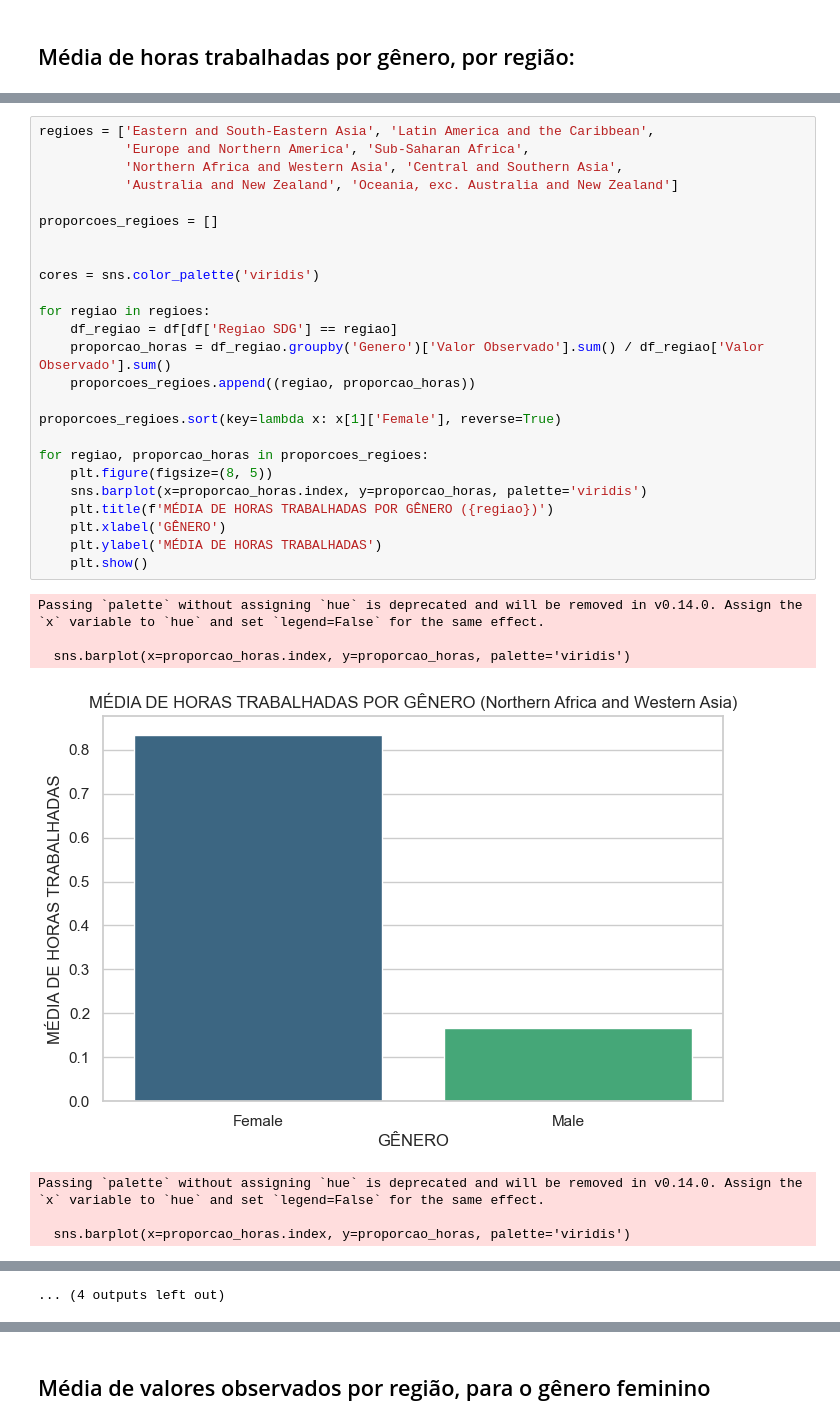
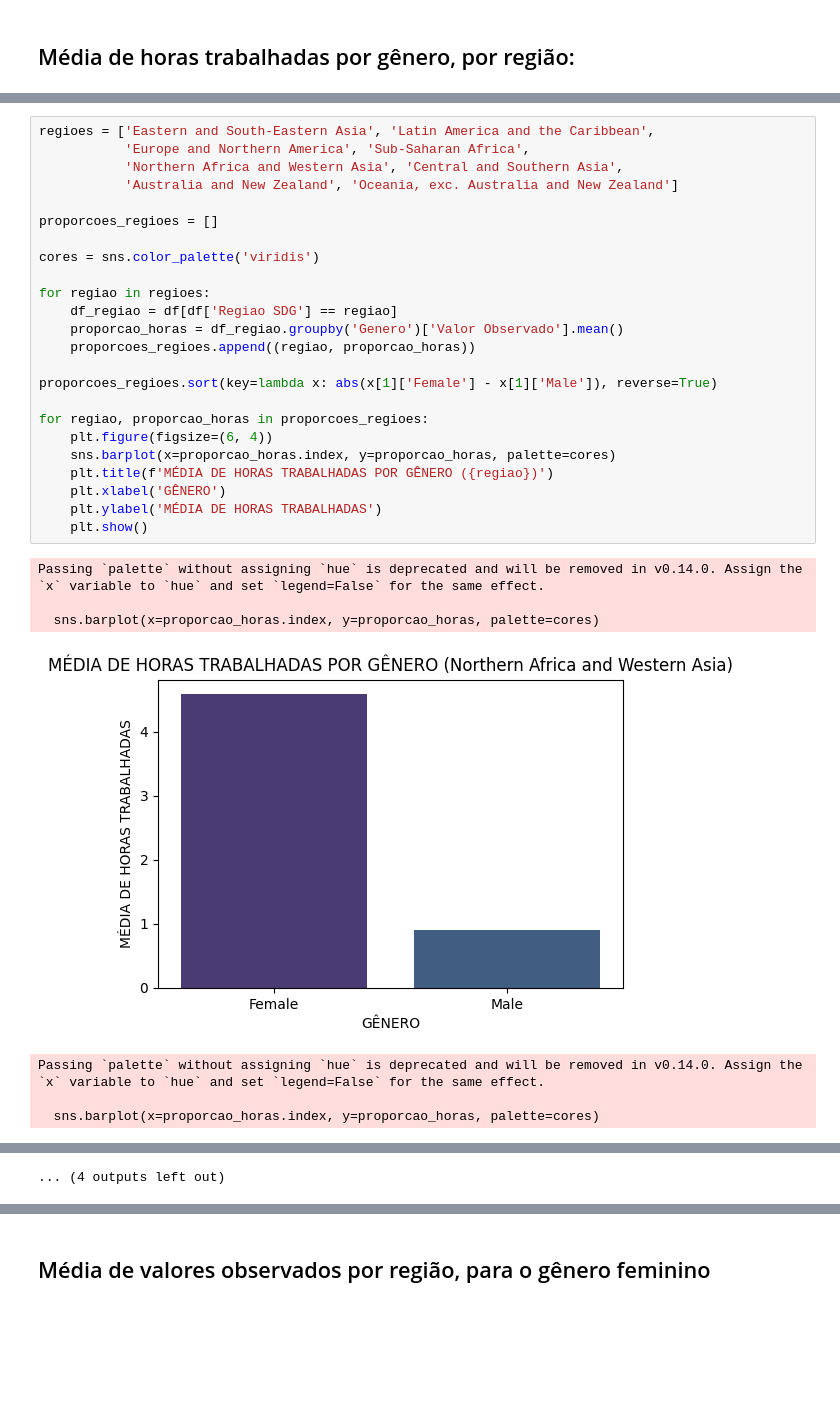
Before and after one commit to kerllare/Projeto_semana_17_Reprograma, a Jupyter notebook: analise_projeto_final.ipynb, the cells around one changed output, grey strips where cells are left out. Cells and saved outputs as stored; diff of their text form; blank space fills up the shorter version.

```diff
--- a/analise_projeto_final.ipynb
+++ b/analise_projeto_final.ipynb
@@ -239,33 +364,32 @@ Obs: os gráficos serão plotados em ordem de maior disparidade
 # %%
 regioes = ['Eastern and South-Eastern Asia', 'Latin America and the Caribbean',
            'Europe and Northern America', 'Sub-Saharan Africa',
            'Northern Africa and Western Asia', 'Central and Southern Asia',
            'Australia and New Zealand', 'Oceania, exc. Australia and New Zealand']
 
 proporcoes_regioes = []
 
-
 cores = sns.color_palette('viridis')
 
 for regiao in regioes:
     df_regiao = df[df['Regiao SDG'] == regiao]
-    proporcao_horas = df_regiao.groupby('Genero')['Valor Observado'].sum() / df_regiao['Valor Observado'].sum()
+    proporcao_horas = df_regiao.groupby('Genero')['Valor Observado'].mean()
     proporcoes_regioes.append((regiao, proporcao_horas))
 
-proporcoes_regioes.sort(key=lambda x: x[1]['Female'], reverse=True)
+proporcoes_regioes.sort(key=lambda x: abs(x[1]['Female'] - x[1]['Male']), reverse=True)
 
 for regiao, proporcao_horas in proporcoes_regioes:
-    plt.figure(figsize=(8, 5))
-    sns.barplot(x=proporcao_horas.index, y=proporcao_horas, palette='viridis')
+    plt.figure(figsize=(6, 4))
+    sns.barplot(x=proporcao_horas.index, y=proporcao_horas, palette=cores)
     plt.title(f'MÉDIA DE HORAS TRABALHADAS POR GÊNERO ({regiao})')
     plt.xlabel('GÊNERO')
     plt.ylabel('MÉDIA DE HORAS TRABALHADAS')
     plt.show()
 # %% [output]
 Passing `palette` without assigning `hue` is deprecated and will be removed in v0.14.0. Assign the `x` variable to `hue` and set `legend=False` for the same effect.
 
-  sns.barplot(x=proporcao_horas.index, y=proporcao_horas, palette='viridis')
+  sns.barplot(x=proporcao_horas.index, y=proporcao_horas, palette=cores)
-[figure, old version]
+[figure, new version]
 Passing `palette` without assigning `hue` is deprecated and will be removed in v0.14.0. Assign the `x` variable to `hue` and set `legend=False` for the same effect.
 
-  sns.barplot(x=proporcao_horas.index, y=proporcao_horas, palette='viridis')
+  sns.barplot(x=proporcao_horas.index, y=proporcao_horas, palette=cores)
```
Also changed, not shown: parts of 29 cells of this notebook, 2 other files.
